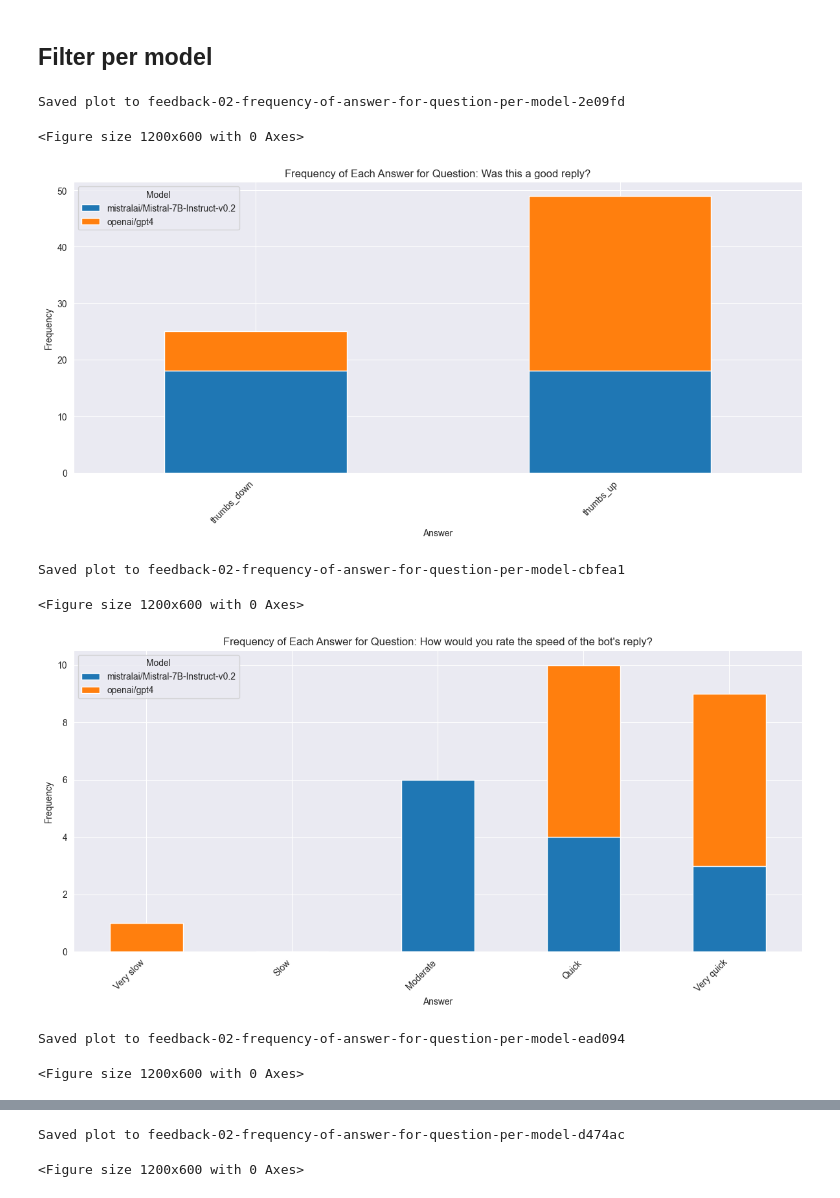
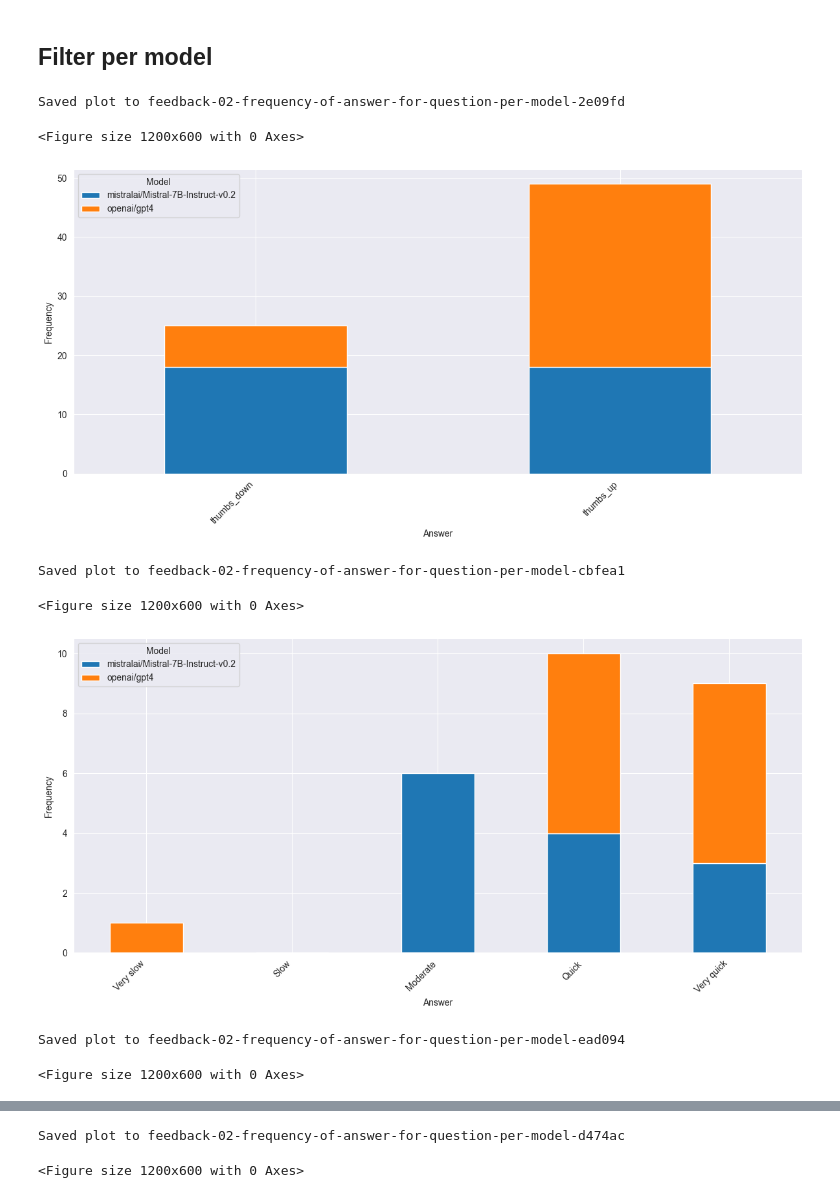
Before and after one commit to nattvara/DA231X, a Jupyter notebook: results/notebooks/feedback.ipynb, the cells around one changed output, grey strips where cells are left out. Cells and saved outputs as stored; diff of their text form; code cells hidden in the pictures.

Commit message:
remove the title for all feedback plots

```diff
--- a/results/notebooks/feedback.ipynb
+++ b/results/notebooks/feedback.ipynb
@@ -132,7 +132,6 @@ for question in questions:
 
     plt.figure(figsize=(12, 6))
     sns.barplot(x='answer', y='count', data=answer_frequency, color='skyblue')
-    plt.title(f'Frequency of Each Answer for Question: {question}')
     plt.xlabel('Answer')
     plt.ylabel('Frequency')
     plt.xticks(rotation=45, ha='right')
@@ -188,37 +187,36 @@ for question in questions:
         try:
             question_id = model_data[model_data['question_en'] == question]['feedback_question_id'].iloc[0]
         except IndexError:
             print(f'No answers to question {question} for model {model}')
             continue
 
         choices_data = df_feedback_questions[df_feedback_questions['id'] == question_id]['extra_data_en'].iloc[0]
         choices = choices_data["choices"]
         question_data = model_data[model_data['question_en'] == question]
 
         answer_frequency = question_data.groupby('answer').size().reindex(choices, fill_value=0).reset_index(name='count')
         answer_frequency['model'] = model
         combined_data.append(answer_frequency)
 
     combined_df = pd.concat(combined_data).pivot(index='answer', columns='model', values='count').fillna(0)
     combined_df = combined_df.reindex(choices)  # Ensure correct sorting of answers
 
     combined_df.plot(kind='bar', stacked=True, figsize=(12, 6))
 
-    plt.title(f'Frequency of Each Answer for Question: {question}')
     plt.xlabel('Answer')
     plt.ylabel('Frequency')
     plt.xticks(rotation=45, ha='right')
     plt.legend(title='Model')
     plt.tight_layout()
     plt.gca().invert_xaxis()
     save_plot(plt, f"feedback-02-frequency-of-answer-for-question-per-model-{make_sha_of_question(question)}", f"The number of answers to each answer for the question \\textit{{\"{question}\"}}", f"fig:feedback_02_frequency_of_answer_for_question_per_model_{make_sha_of_question(question)}")
     plt.show()
 # %% [output]
 Saved plot to feedback-02-frequency-of-answer-for-question-per-model-2e09fd
 <Figure size 1200x600 with 0 Axes>
-[figure, old version]
+[figure, new version]
 Saved plot to feedback-02-frequency-of-answer-for-question-per-model-cbfea1
 <Figure size 1200x600 with 0 Axes>
-[figure, old version]
+[figure, new version]
 Saved plot to feedback-02-frequency-of-answer-for-question-per-model-ead094
 <Figure size 1200x600 with 0 Axes>
```
Also changed, not shown: parts of 2 cells of this notebook, 8 other files.
